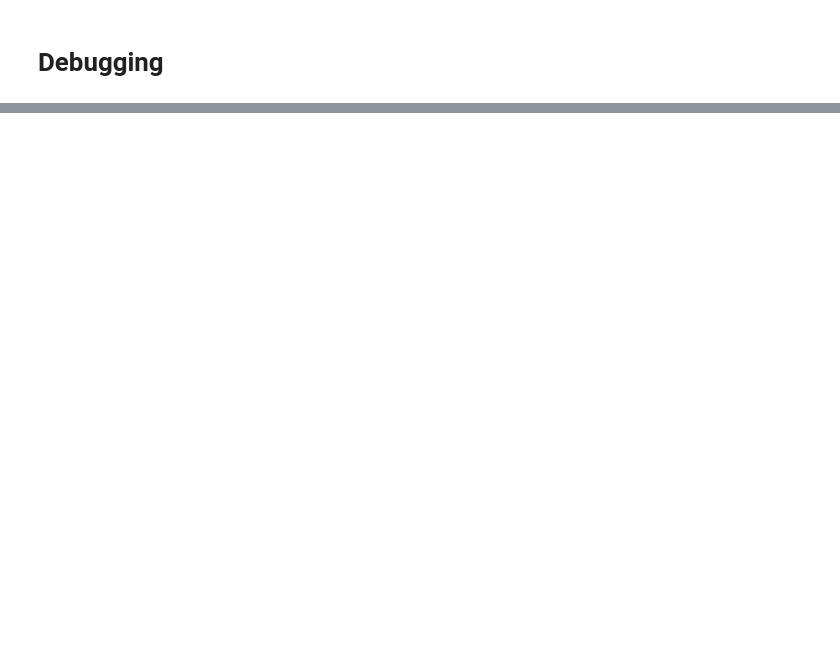
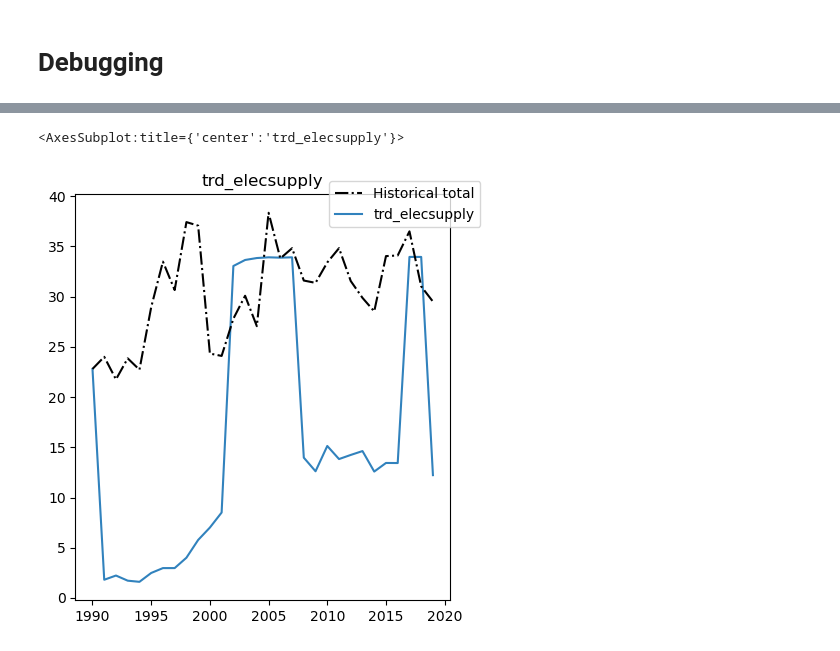
Before and after one commit to irm-codebase/RESTORE, a Jupyter notebook: restore_v1.ipynb, the cells around one changed output, grey strips where cells are left out. Cells and saved outputs as stored; diff of their text form; code cells hidden in the pictures; blank space fills up the shorter version.

```diff
--- a/restore_v1.ipynb
+++ b/restore_v1.ipynb
@@ -709,0 +687,5 @@ ctot : Size=390, Index=ctot_index
+# %%
+restore_plots.plot_process_act(model, data_handler, "trd_elecsupply", trd_dir="imp")
+# %% [output]
+<AxesSubplot:title={'center':'trd_elecsupply'}>
+[figure, added]
```
Also changed, not shown: parts of 28 cells of this notebook, 3 other files.
